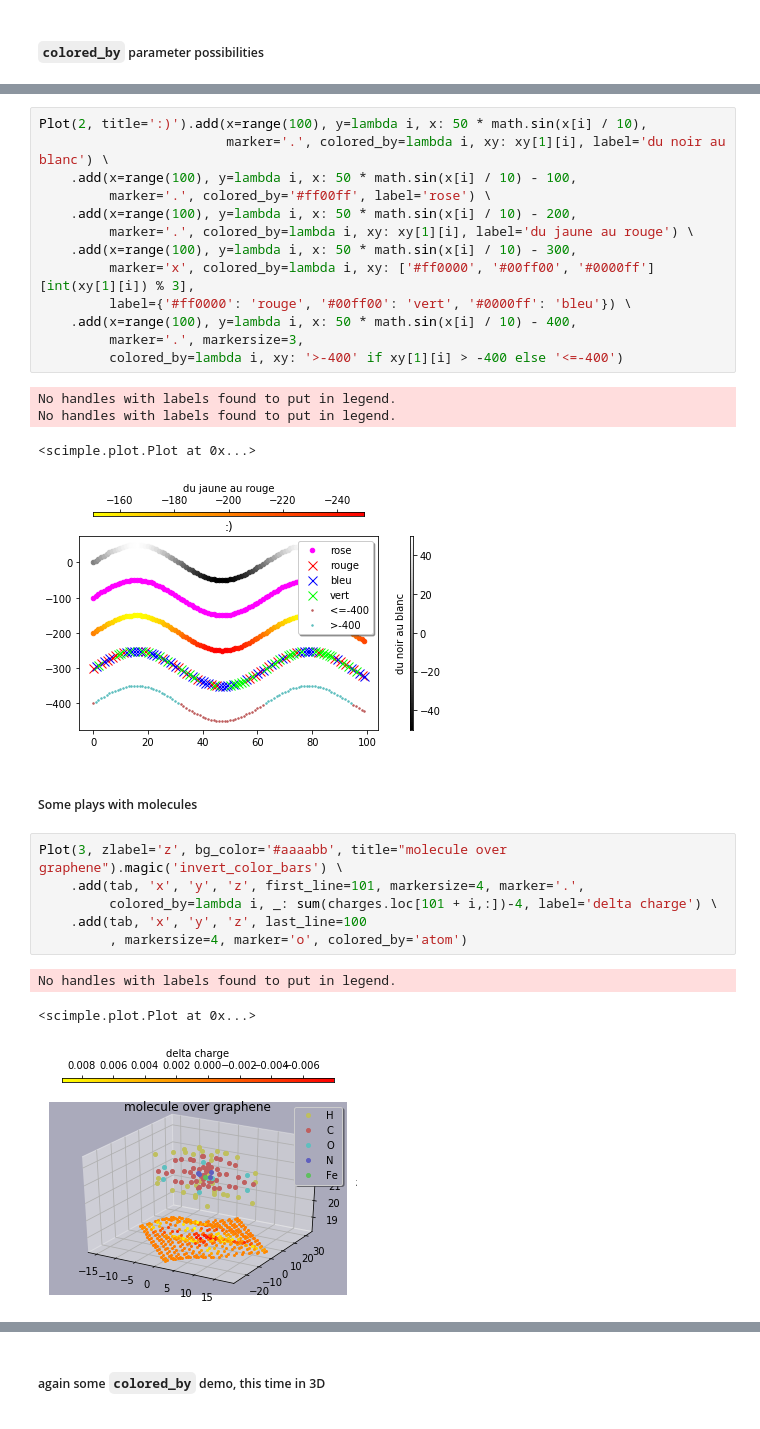
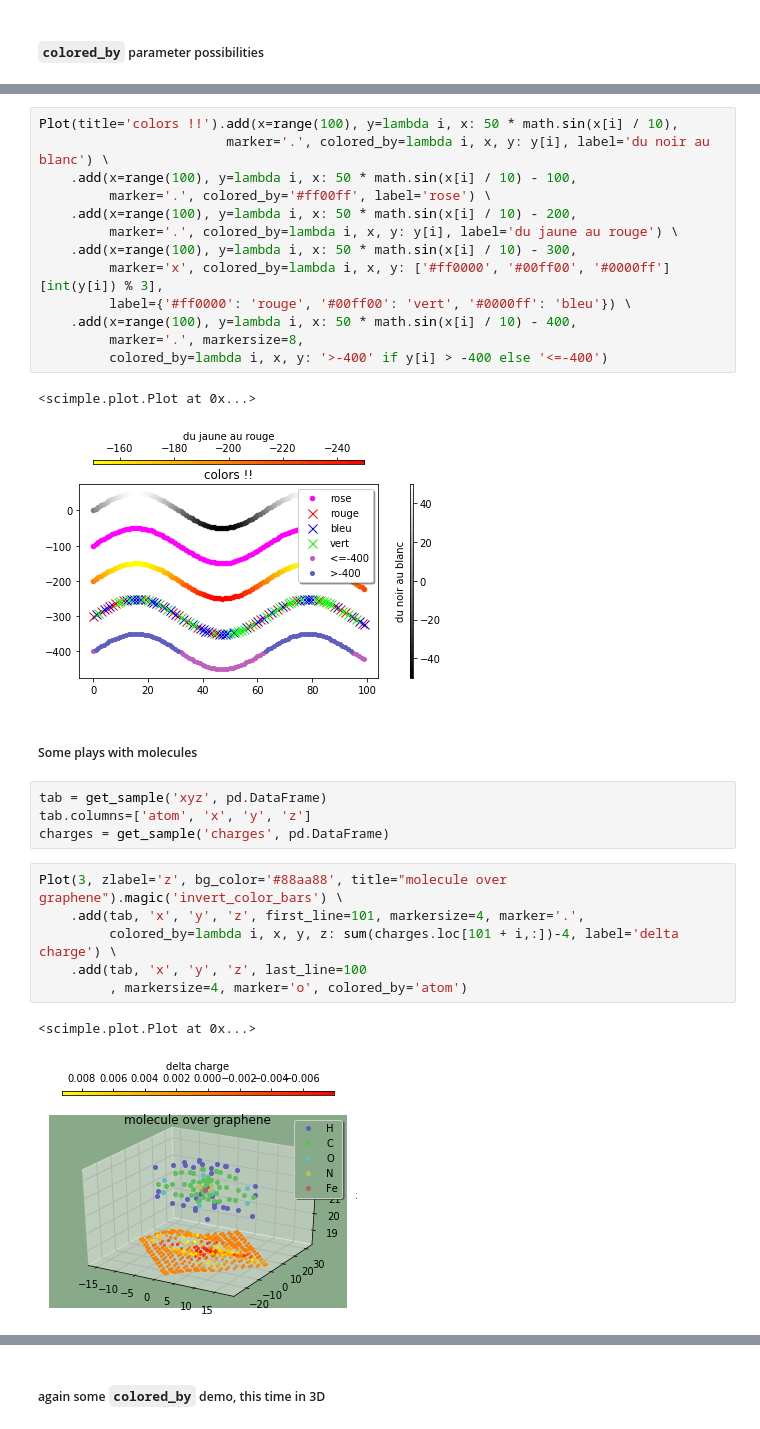
Before and after one commit to ebonnal/scimple, a Jupyter notebook: notebook_example.ipynb, the cells around one changed output, grey strips where cells are left out. Saved outputs shown, nothing was run; the diff lists cells and outputs as text.

```diff
--- a/notebook_example.ipynb
+++ b/notebook_example.ipynb
@@ -134,33 +185,34 @@ No handles with labels found to put in legend.
 # %%
-Plot(2, title=':)').add(x=range(100), y=lambda i, x: 50 * math.sin(x[i] / 10),
-                        marker='.', colored_by=lambda i, xy: xy[1][i], label='du noir au blanc') \
+Plot(title='colors !!').add(x=range(100), y=lambda i, x: 50 * math.sin(x[i] / 10),
+                        marker='.', colored_by=lambda i, x, y: y[i], label='du noir au blanc') \
     .add(x=range(100), y=lambda i, x: 50 * math.sin(x[i] / 10) - 100,
          marker='.', colored_by='#ff00ff', label='rose') \
     .add(x=range(100), y=lambda i, x: 50 * math.sin(x[i] / 10) - 200,
-         marker='.', colored_by=lambda i, xy: xy[1][i], label='du jaune au rouge') \
+         marker='.', colored_by=lambda i, x, y: y[i], label='du jaune au rouge') \
     .add(x=range(100), y=lambda i, x: 50 * math.sin(x[i] / 10) - 300,
-         marker='x', colored_by=lambda i, xy: ['#ff0000', '#00ff00', '#0000ff'][int(xy[1][i]) % 3],
+         marker='x', colored_by=lambda i, x, y: ['#ff0000', '#00ff00', '#0000ff'][int(y[i]) % 3],
          label={'#ff0000': 'rouge', '#00ff00': 'vert', '#0000ff': 'bleu'}) \
     .add(x=range(100), y=lambda i, x: 50 * math.sin(x[i] / 10) - 400,
-         marker='.', markersize=3,
-         colored_by=lambda i, xy: '>-400' if xy[1][i] > -400 else '<=-400')
+         marker='.', markersize=8,
+         colored_by=lambda i, x, y: '>-400' if y[i] > -400 else '<=-400')
 # %% [output]
-No handles with labels found to put in legend.
-No handles with labels found to put in legend.
+<scimple.plot.Plot at 0x...>
-<scimple.plot.Plot at 0x...>
-[figure, old version]
+[figure, new version]
 # %% [markdown]
 ##### Some plays with molecules
+# %%
+tab = get_sample('xyz', pd.DataFrame)
+tab.columns=['atom', 'x', 'y', 'z']
+charges = get_sample('charges', pd.DataFrame)
 # %%
-Plot(3, zlabel='z', bg_color='#aaaabb', title="molecule over graphene").magic('invert_color_bars') \
+Plot(3, zlabel='z', bg_color='#88aa88', title="molecule over graphene").magic('invert_color_bars') \
     .add(tab, 'x', 'y', 'z', first_line=101, markersize=4, marker='.',
-         colored_by=lambda i, _: sum(charges.loc[101 + i,:])-4, label='delta charge') \
+         colored_by=lambda i, x, y, z: sum(charges.loc[101 + i,:])-4, label='delta charge') \
     .add(tab, 'x', 'y', 'z', last_line=100
          , markersize=4, marker='o', colored_by='atom')
 # %% [output]
-No handles with labels found to put in legend.
+<scimple.plot.Plot at 0x...>
-<scimple.plot.Plot at 0x...>
-[figure, old version]
+[figure, new version]
 # %%
 dict_atoms_colors={'H': '#ffffff', 'C':'#000000', 'N':'#0000aa', 'O':'#cc0000', 'Fe':'#aa00aa'}
 dict_colors_atoms={c: a for a, c in dict_atoms_colors.items()}
```
Also changed, not shown: parts of 34 cells of this notebook, 8 other files.
